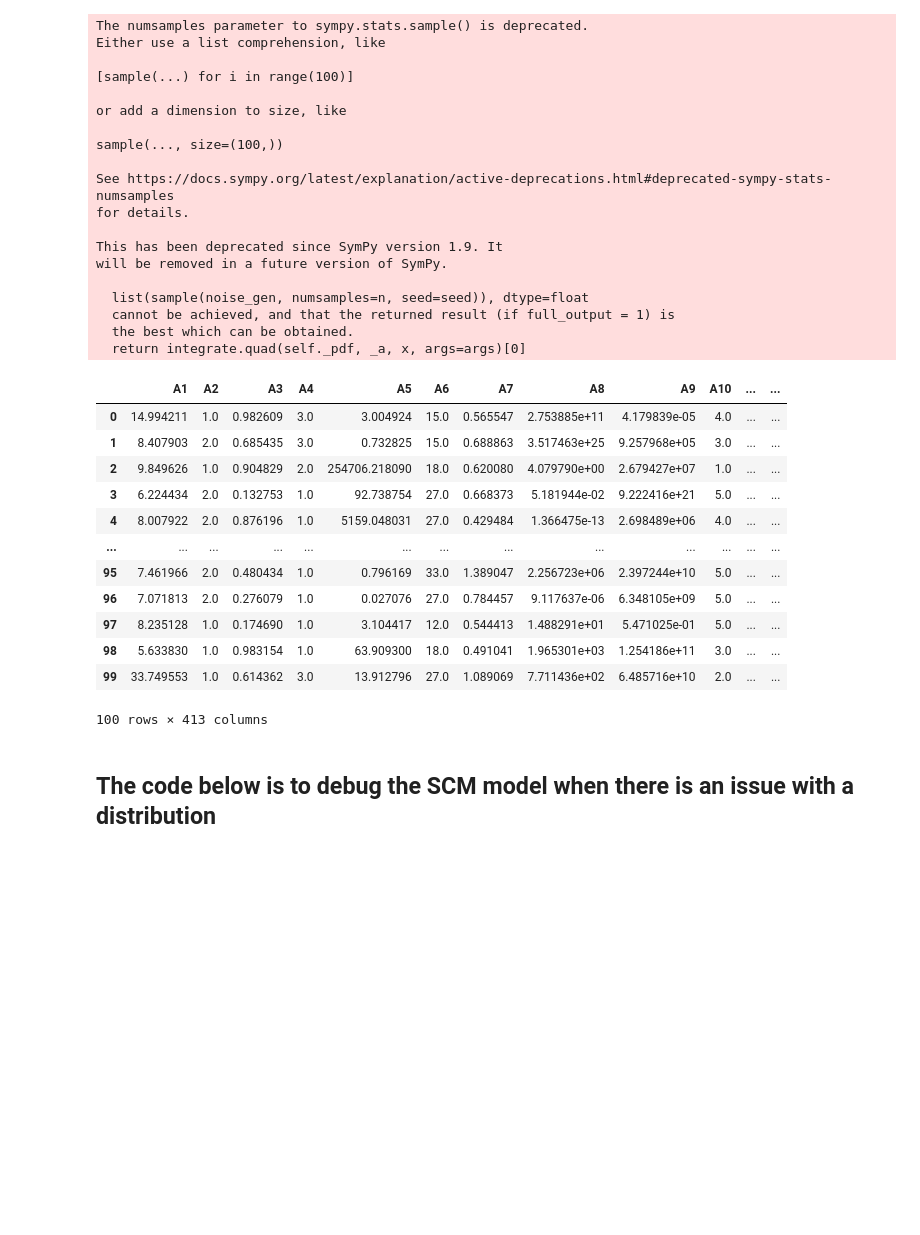
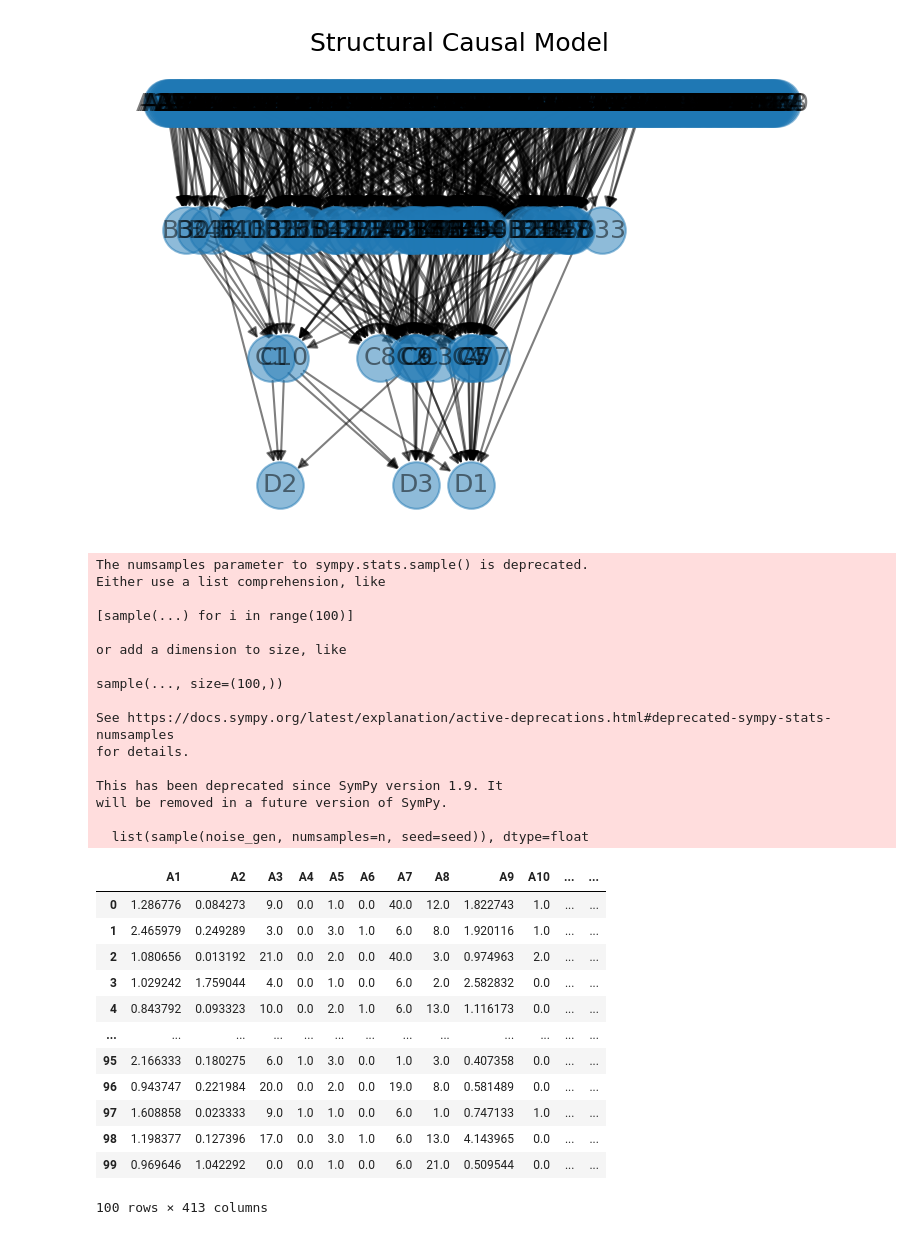
Before and after one commit to uvnikgupta/CDT, a Jupyter notebook: scm/test_dynamic_scm.ipynb, the cells around one changed output. Saved outputs shown, nothing was run; the diff lists cells and outputs as text; code cells hidden in the pictures; blank space fills up the shorter version.

```diff
--- a/scm/test_dynamic_scm.ipynb
+++ b/scm/test_dynamic_scm.ipynb
@@ -127,37 +119,0 @@ scm.plot();
-# %%
-scm.sample(100)
-# %% [output]
-The numsamples parameter to sympy.stats.sample() is deprecated.
-Either use a list comprehension, like
-
-[sample(...) for i in range(100)]
-
-or add a dimension to size, like
-
-sample(..., size=(100,))
-
-See https://docs.sympy.org/latest/explanation/active-deprecations.html#deprecated-sympy-stats-numsamples
-for details.
-
-This has been deprecated since SymPy version 1.9. It
-will be removed in a future version of SymPy.
-
-  list(sample(noise_gen, numsamples=n, seed=seed)), dtype=float
-  cannot be achieved, and that the returned result (if full_output = 1) is
-  the best which can be obtained.
-  return integrate.quad(self._pdf, _a, x, args=args)[0]
-|  | A1 | A2 | A3 | A4 | A5 | A6 | A7 | A8 | A9 | A10 | ... | ... |
-| 0 | 14.994211 | 1.0 | 0.982609 | 3.0 | 3.004924 | 15.0 | 0.565547 | 2.753885e+11 | 4.179839e-05 | 4.0 | ... | ... |
-| 1 | 8.407903 | 2.0 | 0.685435 | 3.0 | 0.732825 | 15.0 | 0.688863 | 3.517463e+25 | 9.257968e+05 | 3.0 | ... | ... |
-| 2 | 9.849626 | 1.0 | 0.904829 | 2.0 | 254706.218090 | 18.0 | 0.620080 | 4.079790e+00 | 2.679427e+07 | 1.0 | ... | ... |
-| 3 | 6.224434 | 2.0 | 0.132753 | 1.0 | 92.738754 | 27.0 | 0.668373 | 5.181944e-02 | 9.222416e+21 | 5.0 | ... | ... |
-| 4 | 8.007922 | 2.0 | 0.876196 | 1.0 | 5159.048031 | 27.0 | 0.429484 | 1.366475e-13 | 2.698489e+06 | 4.0 | ... | ... |
-| ... | ... | ... | ... | ... | ... | ... | ... | ... | ... | ... | ... | ... |
-| 95 | 7.461966 | 2.0 | 0.480434 | 1.0 | 0.796169 | 33.0 | 1.389047 | 2.256723e+06 | 2.397244e+10 | 5.0 | ... | ... |
-| 96 | 7.071813 | 2.0 | 0.276079 | 1.0 | 0.027076 | 27.0 | 0.784457 | 9.117637e-06 | 6.348105e+09 | 5.0 | ... | ... |
-| 97 | 8.235128 | 1.0 | 0.174690 | 1.0 | 3.104417 | 12.0 | 0.544413 | 1.488291e+01 | 5.471025e-01 | 5.0 | ... | ... |
-| 98 | 5.633830 | 1.0 | 0.983154 | 1.0 | 63.909300 | 18.0 | 0.491041 | 1.965301e+03 | 1.254186e+11 | 3.0 | ... | ... |
-| 99 | 33.749553 | 1.0 | 0.614362 | 3.0 | 13.912796 | 27.0 | 1.089069 | 7.711436e+02 | 6.485716e+10 | 2.0 | ... | ... |
-100 rows × 413 columns
-# %% [markdown]
-## The code below is to debug the SCM model when there is an issue with a distribution
@@ -179,0 +120,39 @@ will be removed in a future version of SymPy.
+# %%
+input_nodes = [350, 50, 10, 3]
+dSCM = DynamicSCM(max_parents=20)
+scm = dSCM.create(input_nodes)
+scm.plot();
+# %% [output]
+[figure, added]
+# %%
+scm.sample(100)
+# %% [output]
+The numsamples parameter to sympy.stats.sample() is deprecated.
+Either use a list comprehension, like
+
+[sample(...) for i in range(100)]
+
+or add a dimension to size, like
+
+sample(..., size=(100,))
+
+See https://docs.sympy.org/latest/explanation/active-deprecations.html#deprecated-sympy-stats-numsamples
+for details.
+
+This has been deprecated since SymPy version 1.9. It
+will be removed in a future version of SymPy.
+
+  list(sample(noise_gen, numsamples=n, seed=seed)), dtype=float
+|  | A1 | A2 | A3 | A4 | A5 | A6 | A7 | A8 | A9 | A10 | ... | ... |
+| 0 | 1.286776 | 0.084273 | 9.0 | 0.0 | 1.0 | 0.0 | 40.0 | 12.0 | 1.822743 | 1.0 | ... | ... |
+| 1 | 2.465979 | 0.249289 | 3.0 | 0.0 | 3.0 | 1.0 | 6.0 | 8.0 | 1.920116 | 1.0 | ... | ... |
+| 2 | 1.080656 | 0.013192 | 21.0 | 0.0 | 2.0 | 0.0 | 40.0 | 3.0 | 0.974963 | 2.0 | ... | ... |
+| 3 | 1.029242 | 1.759044 | 4.0 | 0.0 | 1.0 | 0.0 | 6.0 | 2.0 | 2.582832 | 0.0 | ... | ... |
+| 4 | 0.843792 | 0.093323 | 10.0 | 0.0 | 2.0 | 1.0 | 6.0 | 13.0 | 1.116173 | 0.0 | ... | ... |
+| ... | ... | ... | ... | ... | ... | ... | ... | ... | ... | ... | ... | ... |
+| 95 | 2.166333 | 0.180275 | 6.0 | 1.0 | 3.0 | 0.0 | 1.0 | 3.0 | 0.407358 | 0.0 | ... | ... |
+| 96 | 0.943747 | 0.221984 | 20.0 | 0.0 | 2.0 | 0.0 | 19.0 | 8.0 | 0.581489 | 0.0 | ... | ... |
+| 97 | 1.608858 | 0.023333 | 9.0 | 1.0 | 1.0 | 0.0 | 6.0 | 1.0 | 0.747133 | 1.0 | ... | ... |
+| 98 | 1.198377 | 0.127396 | 17.0 | 0.0 | 3.0 | 1.0 | 6.0 | 13.0 | 4.143965 | 0.0 | ... | ... |
+| 99 | 0.969646 | 1.042292 | 0.0 | 0.0 | 1.0 | 0.0 | 6.0 | 21.0 | 0.509544 | 0.0 | ... | ... |
+100 rows × 413 columns
```
Also changed, not shown: parts of 12 cells of this notebook, 1 other file.
